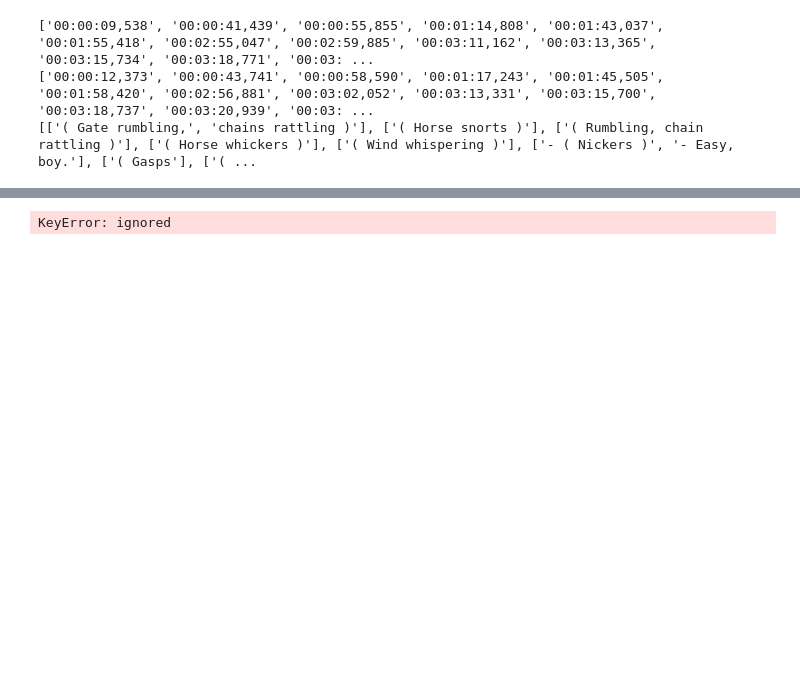
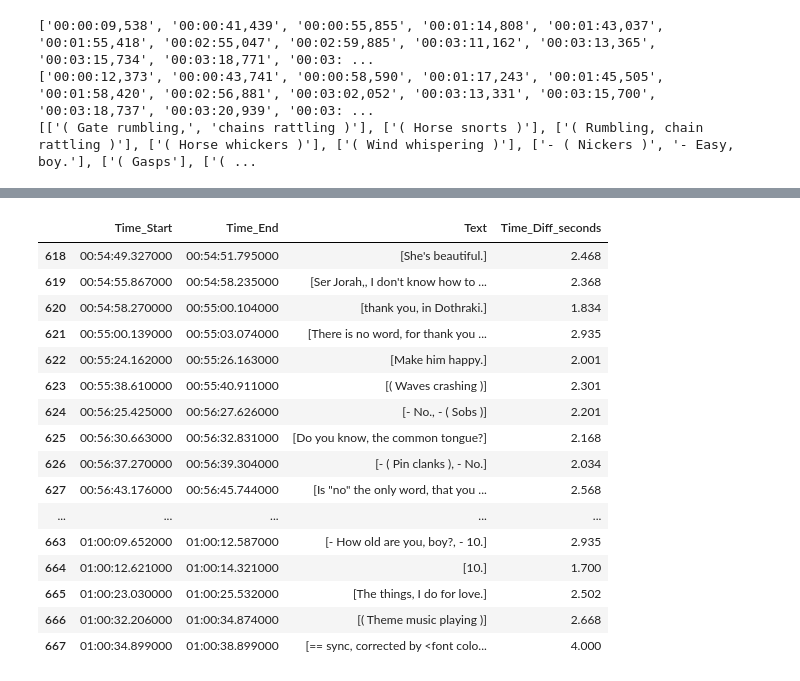
Before and after one commit to trong-shen/Game-of-Throne-Project, a Jupyter notebook: Subtitles.ipynb, the cells around one changed output, grey strips where cells are left out. Drawn from its saved outputs; the diff is of its cells as text; code cells hidden in the pictures; blank space fills up the shorter version.

```diff
--- a/Subtitles.ipynb
+++ b/Subtitles.ipynb
@@ -87,0 +44,3 @@ memory usage: 21.1+ KB
+# %%
+GOTep1=pd.DataFrame(list(zip(Time_starts,Time_ends,lines)),columns=['Time_Start','Time_End', 'Text'])
+GOTep1.info()
@@ -88,9 +58,7 @@ memory usage: 21.1+ KB
 # %%
 # Changing datetime format so it can be converted to a timedelta64 as a string (was getting error converting to timedelta without this step)
-GOTep1['Time_End'] = pd.to_datetime(GOTep1['Time_End'],format= '%H:%M:%S:%f' ).dt.time
-GOTep1['Time_Start'] = pd.to_datetime(GOTep1['Time_Start'],format= '%H:%M:%S:%f' ).dt.time
+GOTep1['Time_End'] = pd.to_datetime(GOTep1['Time_End'],format= '%H:%M:%S,%f' ).dt.time
+GOTep1['Time_Start'] = pd.to_datetime(GOTep1['Time_Start'],format= '%H:%M:%S,%f' ).dt.time
-# %% [output]
-KeyError: ignored
 # %%
 # Converting the timeseries to a time delta in order to find the differences between time_end and time_start
 GOTep1['Time_End'] = pd.to_timedelta(GOTep1['Time_End'].astype(str))
@@ -98,6 +66,24 @@ GOTep1['Time_Start'] = pd.to_timedelta(GOTep1['Time_Start'].astype(str))
 # %%
 # Creating a new column with differnce between time end and time start for each subtitle (length of time of each subtitle)
 GOTep1['Time_Diff_seconds'] = GOTep1['Time_End'] - GOTep1['Time_Start']
 GOTep1['Time_Diff_seconds'] = GOTep1['Time_Diff_seconds']/np.timedelta64(1,'s')
 
-GOTep1.head(30)
+GOTep1.tail(50)
+# %% [output]
+|  | Time_Start | Time_End | Text | Time_Diff_seconds |
+| 618 | 00:54:49.327000 | 00:54:51.795000 | [She's beautiful.] | 2.468 |
+| 619 | 00:54:55.867000 | 00:54:58.235000 | [Ser Jorah,, I don't know how to ... | 2.368 |
+| 620 | 00:54:58.270000 | 00:55:00.104000 | [thank you, in Dothraki.] | 1.834 |
+| 621 | 00:55:00.139000 | 00:55:03.074000 | [There is no word, for thank you ... | 2.935 |
+| 622 | 00:55:24.162000 | 00:55:26.163000 | [Make him happy.] | 2.001 |
+| 623 | 00:55:38.610000 | 00:55:40.911000 | [( Waves crashing )] | 2.301 |
+| 624 | 00:56:25.425000 | 00:56:27.626000 | [- No., - ( Sobs )] | 2.201 |
+| 625 | 00:56:30.663000 | 00:56:32.831000 | [Do you know, the common tongue?] | 2.168 |
+| 626 | 00:56:37.270000 | 00:56:39.304000 | [- ( Pin clanks ), - No.] | 2.034 |
+| 627 | 00:56:43.176000 | 00:56:45.744000 | [Is "no" the only word, that you ... | 2.568 |
+| ... | ... | ... | ... | ... |
+| 663 | 01:00:09.652000 | 01:00:12.587000 | [- How old are you, boy?, - 10.] | 2.935 |
+| 664 | 01:00:12.621000 | 01:00:14.321000 | [10.] | 1.700 |
+| 665 | 01:00:23.030000 | 01:00:25.532000 | [The things, I do for love.] | 2.502 |
+| 666 | 01:00:32.206000 | 01:00:34.874000 | [( Theme music playing )] | 2.668 |
+| 667 | 01:00:34.899000 | 01:00:38.899000 | [== sync, corrected by <font colo... | 4.000 |
```
Also changed, not shown: parts of 4 cells of this notebook.
